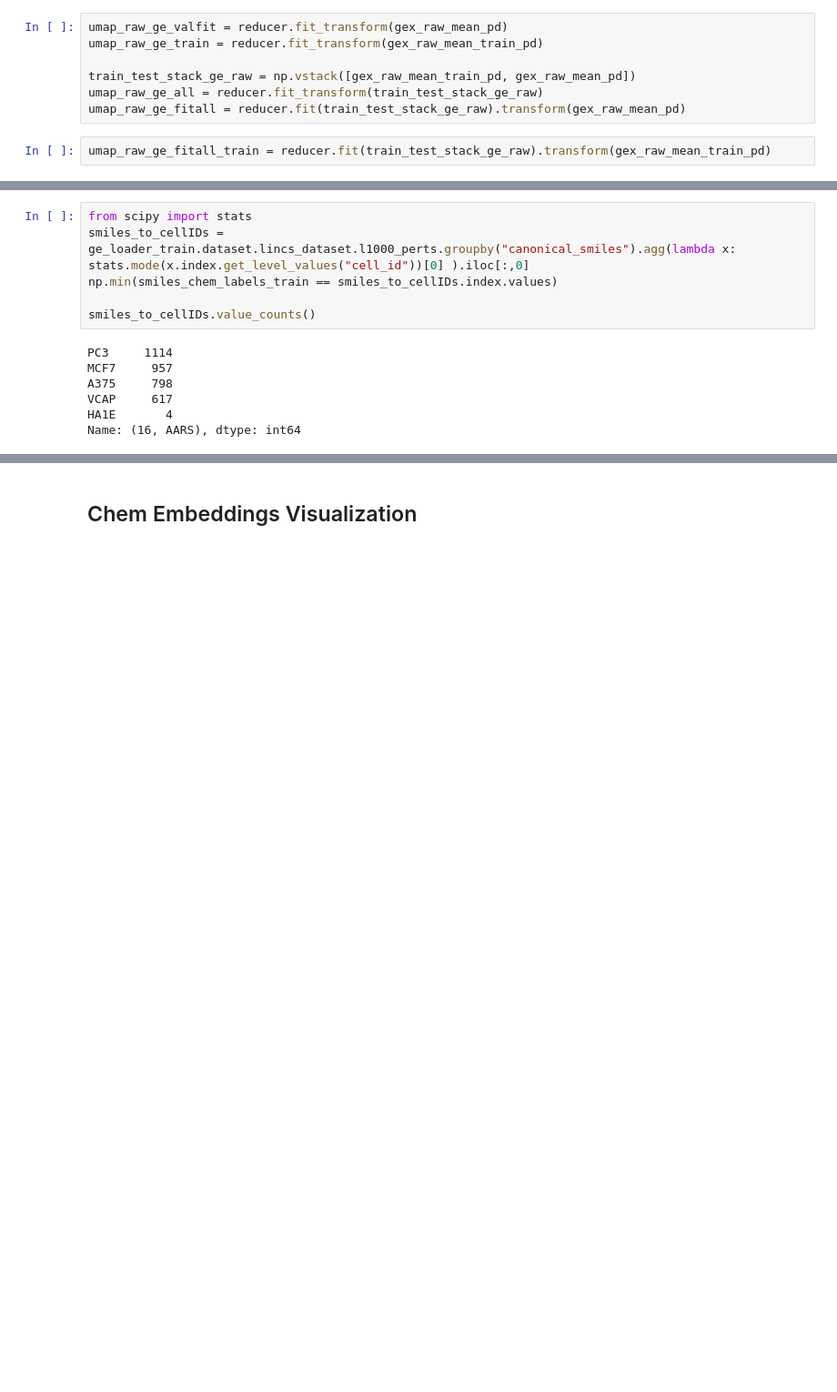
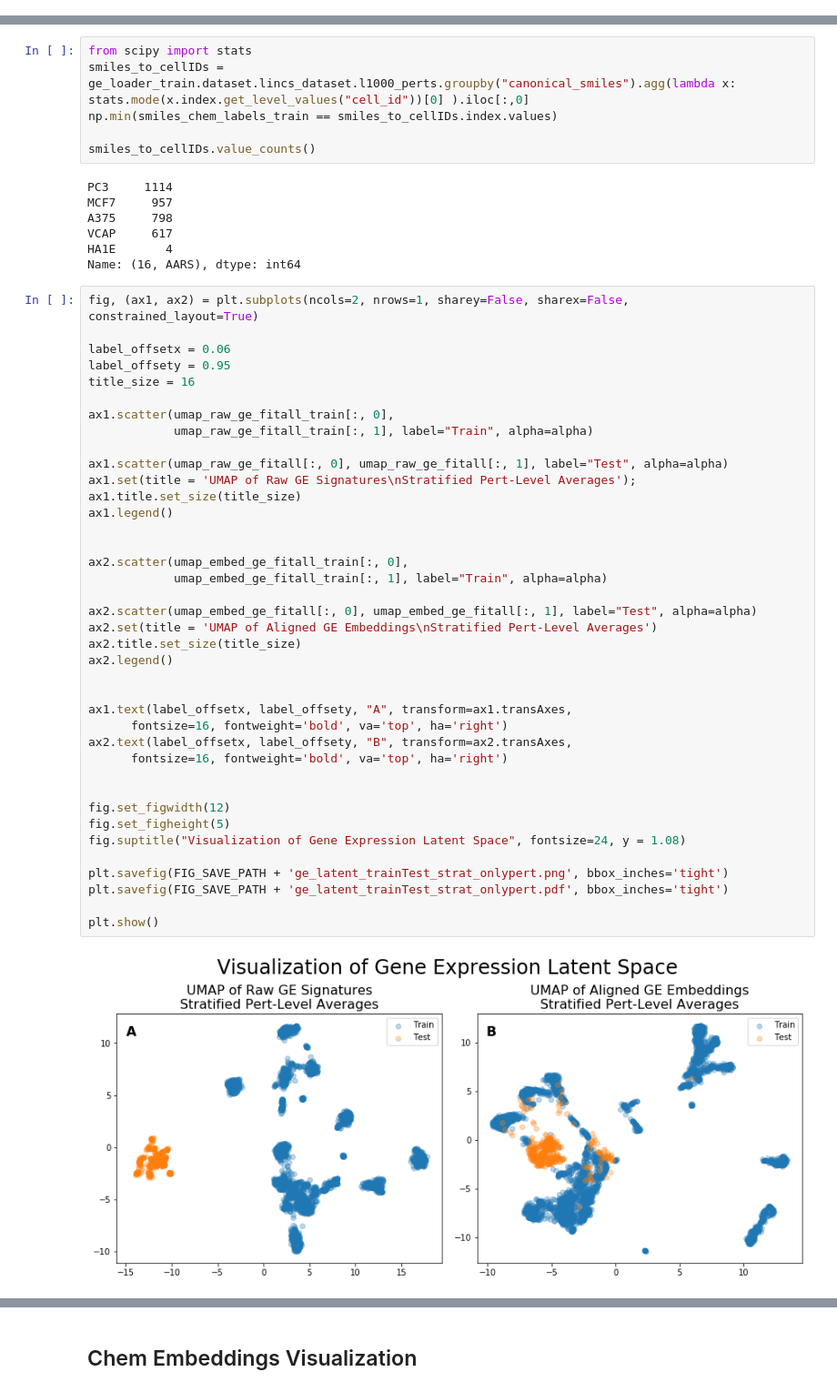
Before and after one commit to sgfin/molecule_ge_coordinated_embeddings, a Jupyter notebook: notebooks/results_drug_cell_split.ipynb, the cells around one changed output, grey strips where cells are left out. Shown at 91% size. Cells and saved outputs as stored; diff of their text form; blank space fills up the shorter version.

```diff
--- a/notebooks/results_drug_cell_split.ipynb
+++ b/notebooks/results_drug_cell_split.ipynb
@@ -254,9 +289,0 @@ umap_embed_ge_fitall_train = reducer.fit(train_test_stack_ge).transform(ge_embed
-# %%
-umap_raw_ge_valfit = reducer.fit_transform(gex_raw_mean_pd)
-umap_raw_ge_train = reducer.fit_transform(gex_raw_mean_train_pd)
-
-train_test_stack_ge_raw = np.vstack([gex_raw_mean_train_pd, gex_raw_mean_pd])
-umap_raw_ge_all = reducer.fit_transform(train_test_stack_ge_raw)
-umap_raw_ge_fitall = reducer.fit(train_test_stack_ge_raw).transform(gex_raw_mean_pd)
-# %%
-umap_raw_ge_fitall_train = reducer.fit(train_test_stack_ge_raw).transform(gex_raw_mean_train_pd)
@@ -273,3 +324,44 @@ A375     798
 VCAP     617
 HA1E       4
 Name: (16, AARS), dtype: int64
+# %%
+fig, (ax1, ax2) = plt.subplots(ncols=2, nrows=1, sharey=False, sharex=False, constrained_layout=True)
+
+label_offsetx = 0.06
+label_offsety = 0.95
+title_size = 16
+
+ax1.scatter(umap_raw_ge_fitall_train[:, 0],
+            umap_raw_ge_fitall_train[:, 1], label="Train", alpha=alpha)
+
+ax1.scatter(umap_raw_ge_fitall[:, 0], umap_raw_ge_fitall[:, 1], label="Test", alpha=alpha)
+ax1.set(title = 'UMAP of Raw GE Signatures\nStratified Pert-Level Averages');
+ax1.title.set_size(title_size)
+ax1.legend()
+
+
+ax2.scatter(umap_embed_ge_fitall_train[:, 0],
+            umap_embed_ge_fitall_train[:, 1], label="Train", alpha=alpha)
+
+ax2.scatter(umap_embed_ge_fitall[:, 0], umap_embed_ge_fitall[:, 1], label="Test", alpha=alpha)
+ax2.set(title = 'UMAP of Aligned GE Embeddings\nStratified Pert-Level Averages')
+ax2.title.set_size(title_size)
+ax2.legend()
+
+
+ax1.text(label_offsetx, label_offsety, "A", transform=ax1.transAxes,
+      fontsize=16, fontweight='bold', va='top', ha='right')
+ax2.text(label_offsetx, label_offsety, "B", transform=ax2.transAxes,
+      fontsize=16, fontweight='bold', va='top', ha='right')
+
+
+fig.set_figwidth(12)
+fig.set_figheight(5)
+fig.suptitle("Visualization of Gene Expression Latent Space", fontsize=24, y = 1.08)
+
+plt.savefig(FIG_SAVE_PATH + 'ge_latent_trainTest_strat_onlypert.png', bbox_inches='tight')
+plt.savefig(FIG_SAVE_PATH + 'ge_latent_trainTest_strat_onlypert.pdf', bbox_inches='tight')
+
+plt.show()
+# %% [output]
+[figure, added]
```
Also changed, not shown: parts of 11 cells of this notebook, 14 other files.
